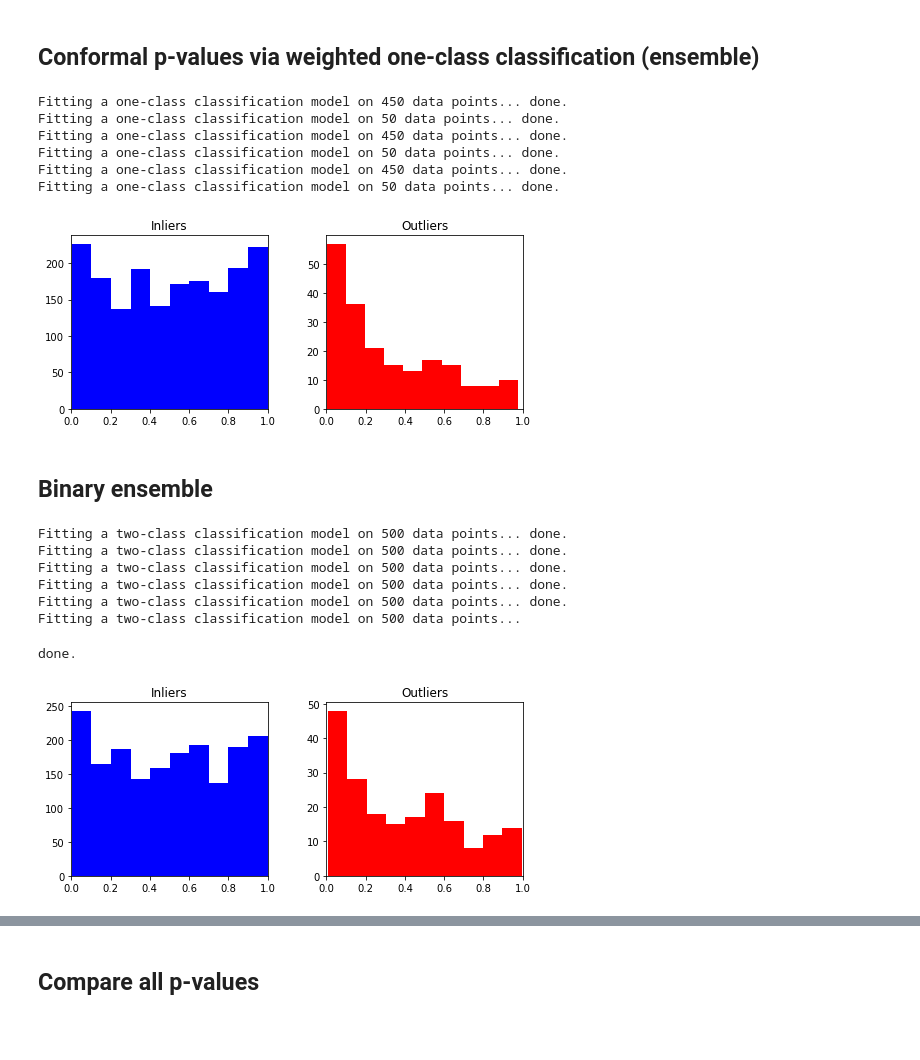
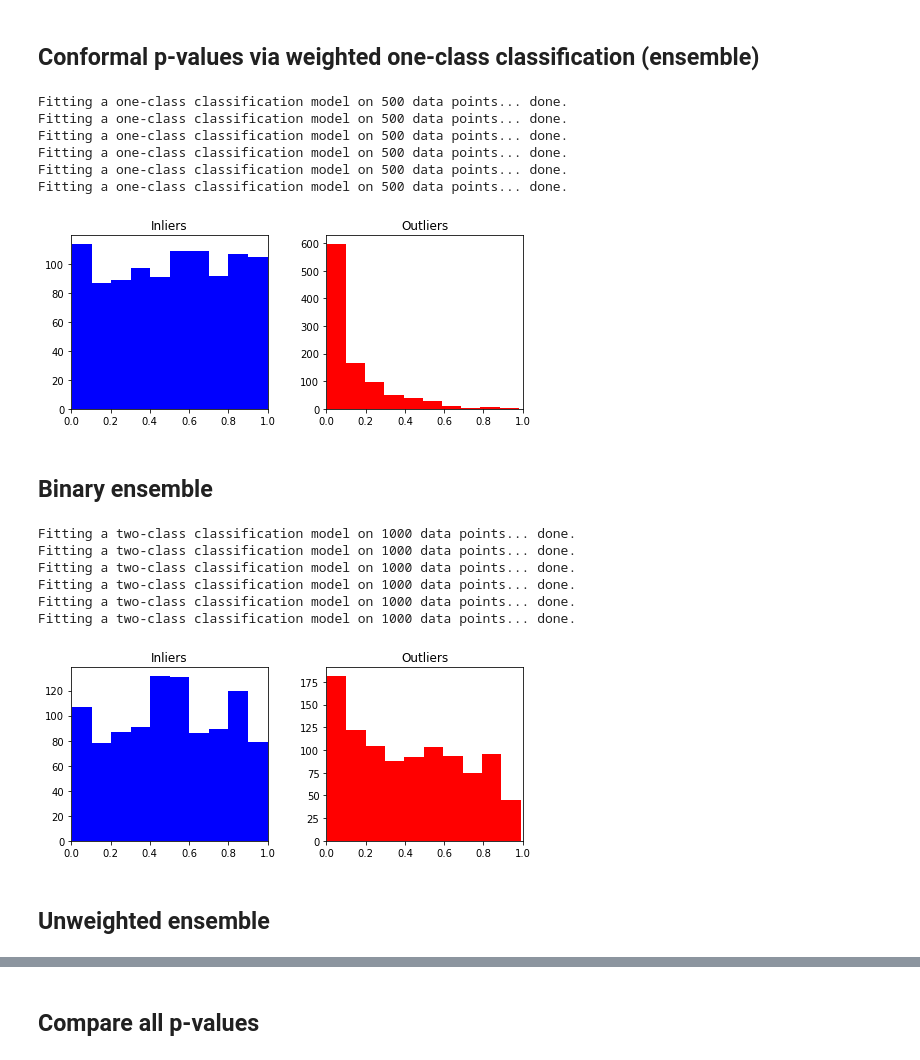
Before and after one commit to ZiyiLiang/weighted_conformal_pvalues, a Jupyter notebook: examples/example-1.ipynb, the cells around one changed output, grey strips where cells are left out. Cells and saved outputs as stored; diff of their text form; code cells hidden in the pictures; blank space fills up the shorter version.

```diff
--- a/examples/example-1.ipynb
+++ b/examples/example-1.ipynb
@@ -38,11 +38,11 @@ The autoreload extension is already loaded. To reload it, use:
 # %% [markdown]
 ## Data generation
 # %%
-from models import GaussianMixture, ConcentricCircles, BinomialModel
+from models import GaussianMixture, ConcentricCircles, ConcentricCircles2, ConcentricCirclesMixture, BinomialModel
 
 random_state = 2022
 
-model_name = "ConcentricCircles"
+model_name = "circles"
 
 if model_name == "GaussianMixture":
     p = 20        # Number of features
@@ -51,18 +51,18 @@ if model_name == "GaussianMixture":
     purity = 0.8    # Proportion of inliers
     n = 1000          # Number of observations
 
-elif model_name == "ConcentricCircles":
+elif model_name == "circles":
     p = 100        # Number of features
-    a = 0.9       # Signal amplitude
-    model = ConcentricCircles(p, a, random_state=random_state)
-    purity = 0.9      # Proportion of inliers
-    n = 1000          # Number of observations
+    a = 0.75        # Signal amplitude
+    model = ConcentricCirclesMixture(p, a, random_state=random_state)
+    purity = 0.5      # Proportion of inliers
+    n = 2000          # Number of observations
 
 elif model_name == "BinomialModel":
     p = 100        # Number of features
     a = 2          # Signal amplitude
     model = BinomialModel(p, a, random_state=random_state)
-    purity = 0.9     # Proportion of inliers
+    purity = 0.8     # Proportion of inliers
     n = 500          # Number of observations
 
 else:
@@ -131,9 +131,9 @@ from sklearn.naive_bayes import GaussianNB
 from sklearn.neural_network import MLPClassifier
 
 # Define list of possible two-class classifiers with desired hyper-parameters
-bbox_bc_list = [RandomForestClassifier(max_depth=2, random_state=random_state),
-                KNeighborsClassifier(n_neighbors=3),
-                SVC(kernel="rbf", C=0.025, probability=True),
+bbox_bc_list = [RandomForestClassifier(random_state=random_state),
+                KNeighborsClassifier(),
+                SVC(probability=True),
                 GaussianNB(),
                 QuadraticDiscriminantAnalysis(),
                 MLPClassifier(max_iter=500, random_state=random_state)
@@ -172,9 +172,9 @@ Calculating conformity scores for 2000 test points... done.
 ## Conformal p-values via one-class classification
 # %%
 # Define list of possible one-class classifiers with desired hyper-parameters
-bbox_occ_list = [IsolationForest(contamination=0.1,random_state=random_state),
-                 svm.OneClassSVM(nu=0.1, kernel="rbf"),
-                 LocalOutlierFactor(contamination=0.1, novelty=True)
+bbox_occ_list = [IsolationForest(contamination = 'auto', random_state=random_state),
+                 svm.OneClassSVM(nu=0.001, kernel="rbf", gamma=0.1),
+                 LocalOutlierFactor(contamination='auto', novelty=True)
                ]
 
 # Choose a one-class classifier algorithm
@@ -267,49 +286,50 @@ axs[0].set_xlim(0,1)
 axs[1].set_xlim(0,1)
 plt.show()
 # %% [output]
-Fitting a one-class classification model on 450 data points... done.
-Fitting a one-class classification model on 50 data points... done.
-Fitting a one-class classification model on 450 data points... done.
-Fitting a one-class classification model on 50 data points... done.
-Fitting a one-class classification model on 450 data points... done.
-Fitting a one-class classification model on 50 data points... done.
+Fitting a one-class classification model on 500 data points... done.
+Fitting a one-class classification model on 500 data points... done.
+Fitting a one-class classification model on 500 data points... done.
+Fitting a one-class classification model on 500 data points... done.
+Fitting a one-class classification model on 500 data points... done.
+Fitting a one-class classification model on 500 data points... done.
-[figure, old version]
+[figure, new version]
 # %% [markdown]
 ## Binary ensemble
 # %%
 from methods_split import WeightedOneClassConformal
 
 # Extract the inliers from the data
 X_in = X[Y==0]
 X_out = X[Y==1]
 
 # Choose a family of one-class classifiers
 bboxes_one = bbox_occ_list
 bboxes_two = bbox_bc_list
 
 # Compute the p-values
 method_bin_ens = WeightedOneClassConformal(X_in, X_out,
-                                           bboxes_one=[], bboxes_two=bboxes_two,
+                                           bboxes_two=bboxes_two,
                                            calib_size=0.5, ratio=False, tuning=True)
 pvals_bin_ens = method_bin_ens.compute_pvalues(X_test)
 
 ## Plot the p-values
 fig, axs = plt.subplots(1,2, figsize=(7,3))
 fig.tight_layout()
 plt.subplots_adjust(wspace=0.3)
 axs[0].hist(pvals_bin_ens[Y_test==0], color="blue")
 axs[1].hist(pvals_bin_ens[Y_test==1], color="red")
 axs[0].title.set_text('Inliers')
 axs[1].title.set_text('Outliers')
 axs[0].set_xlim(0,1)
 axs[1].set_xlim(0,1)
 plt.show()
 # %% [output]
-Fitting a two-class classification model on 500 data points... done.
-Fitting a two-class classification model on 500 data points... done.
-Fitting a two-class classification model on 500 data points... done.
-Fitting a two-class classification model on 500 data points... done.
-Fitting a two-class classification model on 500 data points... done.
-Fitting a two-class classification model on 500 data points...
+Fitting a two-class classification model on 1000 data points... done.
+Fitting a two-class classification model on 1000 data points... done.
+Fitting a two-class classification model on 1000 data points... done.
+Fitting a two-class classification model on 1000 data points... done.
+Fitting a two-class classification model on 1000 data points... done.
+Fitting a two-class classification model on 1000 data points... done.
-done.
-[figure, old version]
+[figure, new version]
+# %% [markdown]
+## Unweighted ensemble
```
Also changed, not shown: parts of 9 cells of this notebook, 2 other files.
